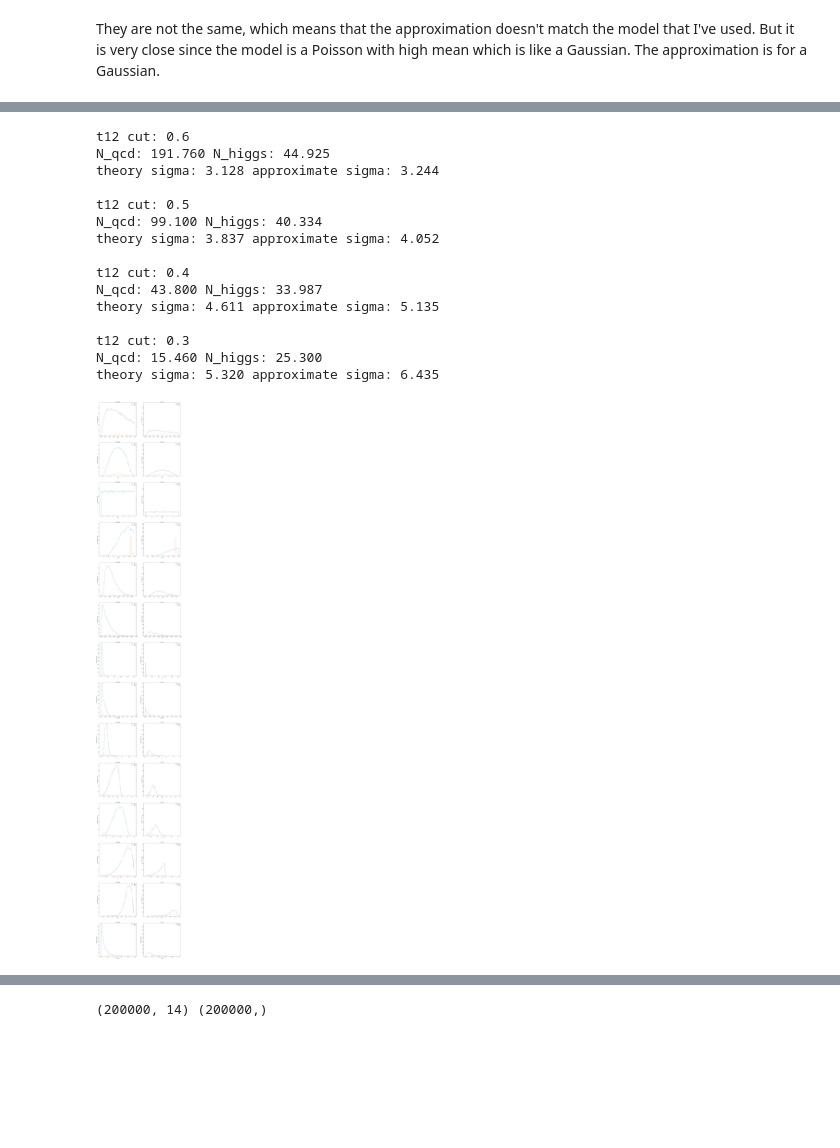
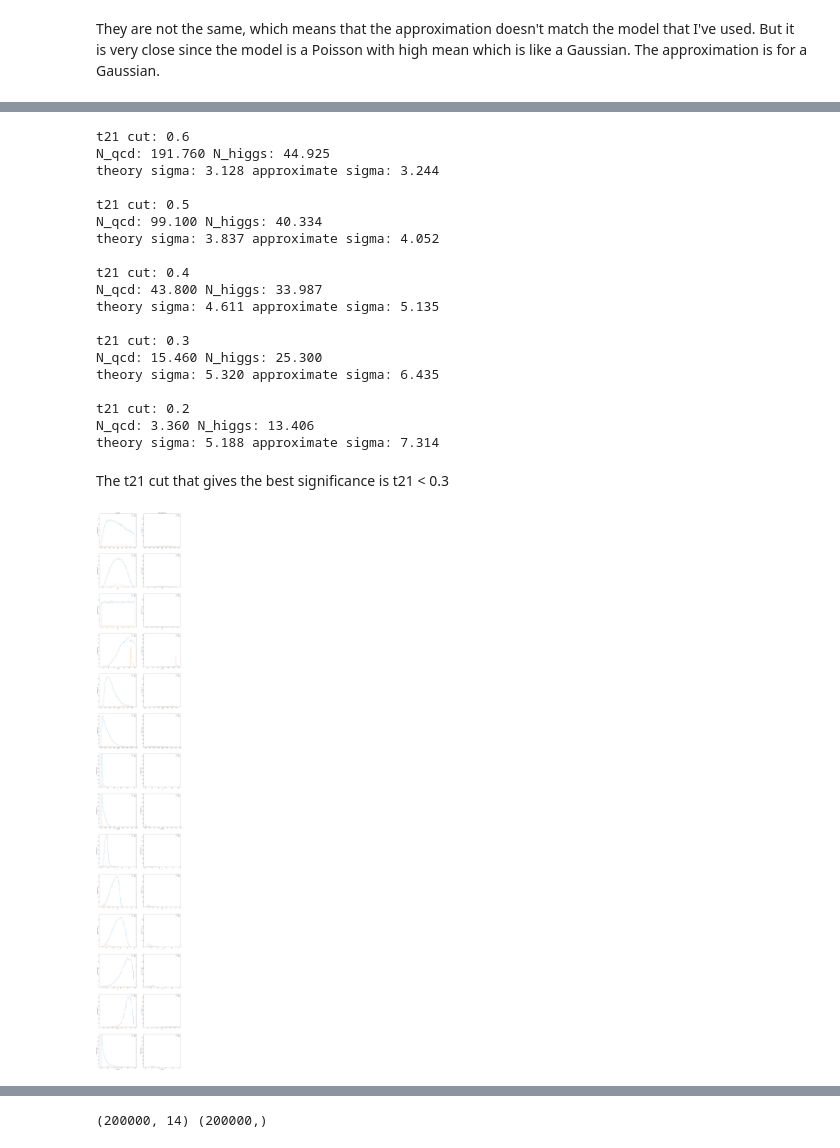
Before and after one commit to bvshih/PHYS434, a Jupyter notebook: Lab7/Lab7.ipynb, the cells around one changed output, grey strips where cells are left out. Drawn from its saved outputs; the diff is of its cells as text; code cells hidden in the pictures; blank space fills up the shorter version.

```diff
--- a/Lab7/Lab7.ipynb
+++ b/Lab7/Lab7.ipynb
@@ -53,7 +59,7 @@ print(sigma, approx_sig)
 # %% [markdown]
 They are not the same, which means that the approximation doesn't match the model that I've used. But it is very close since the model is a Poisson with high mean which is like a Gaussian. The approximation is for a Gaussian.
 # %%
-mass_cut = [180, 150, 140, 135, 130]
+mass_cut = [180, 150, 140, 135, 130, 125]
 
 for i in mass_cut:
     print(f'mass cut: {i}')
@@ -115,7 +121,6 @@ def get_ylims(y1, y2, y3, y4):
 fig, ax = plt.subplots(14, 2, figsize = (20,140))
 
 for i in range(len(keys)):
-#for i in range(1):
     hist1 = ax[i,0].hist(qcd[keys[i]], weights = np.ones(len(qcd))*normalization_qcd, bins = 50, histtype = 'step' ,label = 'QCD');
     hist2 = ax[i,0].hist(higgs[keys[i]], weights = np.ones(len(higgs))*normalization_higgs, bins = hist1[1], histtype = 'step' ,label = 'Higgs');
 
@@ -129,9 +134,10 @@ for i in range(len(keys)):
 
     for k in range(len(title)):
         ax[i,k].set_ylim(ymin, ymax)
-        ax[i,k].set_title(title[k])
         ax[i,k].set_ylabel('Normalized Counts')
         ax[i,k].set_xlabel(keys[i])
         ax[i,k].legend()
+ax[0,0].set_title(title[0])
+ax[0,1].set_title(title[1])
 plt.show()
 # %% [output]
@@ -139,8 +145,8 @@ plt.show()
 # %%
-t21_cut = [0.6, 0.5, 0.4, 0.3]
+t21_cut = [0.6, 0.5, 0.4, 0.3, 0.2]
 
 for i in t21_cut:
-    print(f't12 cut: {i}')
+    print(f't21 cut: {i}')
     cut2_qcd = cut_qcd[cut_qcd['t21'] < i]
     cut2_higgs = cut_higgs[cut_higgs['t21'] < i]
 
@@ -154,27 +160,32 @@ for i in t21_cut:
 
     print(f'theory sigma: {theory_sigma:.3f} approximate sigma: {approx_sigma:.3f}\n')
 # %% [output]
-t12 cut: 0.6
+t21 cut: 0.6
 N_qcd: 191.760 N_higgs: 44.925
 theory sigma: 3.128 approximate sigma: 3.244
 
-t12 cut: 0.5
+t21 cut: 0.5
 N_qcd: 99.100 N_higgs: 40.334
 theory sigma: 3.837 approximate sigma: 4.052
 
-t12 cut: 0.4
+t21 cut: 0.4
 N_qcd: 43.800 N_higgs: 33.987
 theory sigma: 4.611 approximate sigma: 5.135
 
-t12 cut: 0.3
+t21 cut: 0.3
 N_qcd: 15.460 N_higgs: 25.300
 theory sigma: 5.320 approximate sigma: 6.435
+
+t21 cut: 0.2
+N_qcd: 3.360 N_higgs: 13.406
+theory sigma: 5.188 approximate sigma: 7.314
+# %% [markdown]
+The t21 cut that gives the best significance is t21 < 0.3
 # %%
 keys = ['pt', 'eta', 'phi', 'mass', 'ee2', 'ee3', 'd2', 'angularity', 't1',
        't2', 't3', 't21', 't32', 'KtDeltaR']
 
-#title = ['No Cut', 'Mass Cut', 't21 Cut']
-title = ['Mass Cut', 't21 Cut']
+title = ['Mass Cut', 'Mass and t21 Cut']
 
 normalization_higgs = 50/len(higgs)
 normalization_qcd = 2000/len(qcd)
@@ -182,43 +193,41 @@ normalization_qcd = 2000/len(qcd)
 cut_qcd = qcd[qcd['mass']<140]
 cut_higgs = higgs[higgs['mass']<140]
 
-cut2_qcd = cut_qcd[cut_qcd['t21'] < 0.6]
-cut2_higgs = cut_higgs[cut_higgs['t21'] < 0.6]
+cut2_qcd = cut_qcd[cut_qcd['t21'] < 0.3]
+cut2_higgs = cut_higgs[cut_higgs['t21'] < 0.3]
 
 def get_ylims(y3, y4, y5, y6):
     all_y = np.hstack((y3, y4, y5, y6))
 
     ymax = all_y.max()+5
     ymin = all_y.min()
 
     #print(all_y)
 
     return ymax, ymin
 
 fig, ax = plt.subplots(14, 2, figsize = (20,140))
 
 for i in range(len(keys)):
-    #hist1 = ax[i,0].hist(qcd[keys[i]], weights = np.ones(len(qcd))*normalization_qcd, bins = 50, histtype = 'step', label = 'QCD');
-    #hist2 = ax[i,0].hist(higgs[keys[i]], weights = np.ones(len(higgs))*normalization_higgs, bins = hist1[1], histtype = 'step', label = 'Higgs');
 
     hist3 = ax[i,0].hist(cut_qcd[keys[i]], weights = np.ones(len(cut_qcd))*normalization_qcd, bins = 50, histtype = 'step', label = 'QCD');
     hist4 = ax[i,0].hist(cut_higgs[keys[i]], weights = np.ones(len(cut_higgs))*normalization_higgs, bins = hist3[1], histtype = 'step', label = 'Higgs');
 
     hist5 = ax[i,1].hist(cut2_qcd[keys[i]], weights = np.ones(len(cut2_qcd))*normalization_qcd, bins = hist3[1], histtype = 'step', label = 'QCD');
     hist6 = ax[i,1].hist(cut2_higgs[keys[i]], weights = np.ones(len(cut2_higgs))*normalization_higgs, bins = hist3[1], histtype = 'step', label = 'Higgs');
 
-    #ymax, ymin = get_ylims(hist1[0], hist2[0], hist3[0], hist4[0], hist5[0], hist6[0])
     ymax, ymin = get_ylims(hist3[0], hist4[0], hist5[0], hist6[0])
 
 
     for k in range(len(title)):
         ax[i,k].set_ylim(ymin, ymax)
-        ax[i,k].set_title(title[k])
         ax[i,k].set_ylabel('Normalized Counts')
         ax[i,k].set_xlabel(keys[i])
         ax[i,k].legend()
+ax[0,0].set_title(title[0])
+ax[0,1].set_title(title[1])
 
 plt.show()
 # %% [output]
-[figure, old version]
+[figure, new version]
 # %%
```
Also changed, not shown: parts of 16 cells of this notebook, 2 other files.
